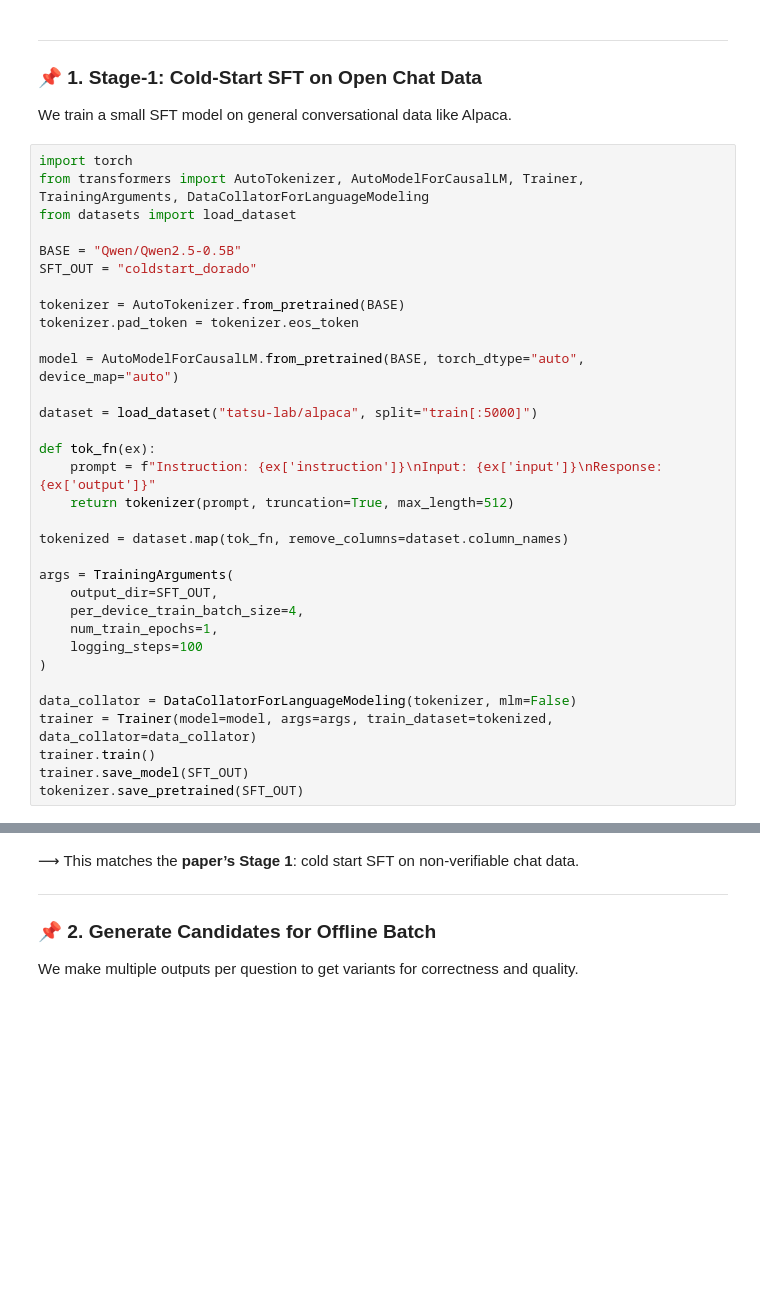
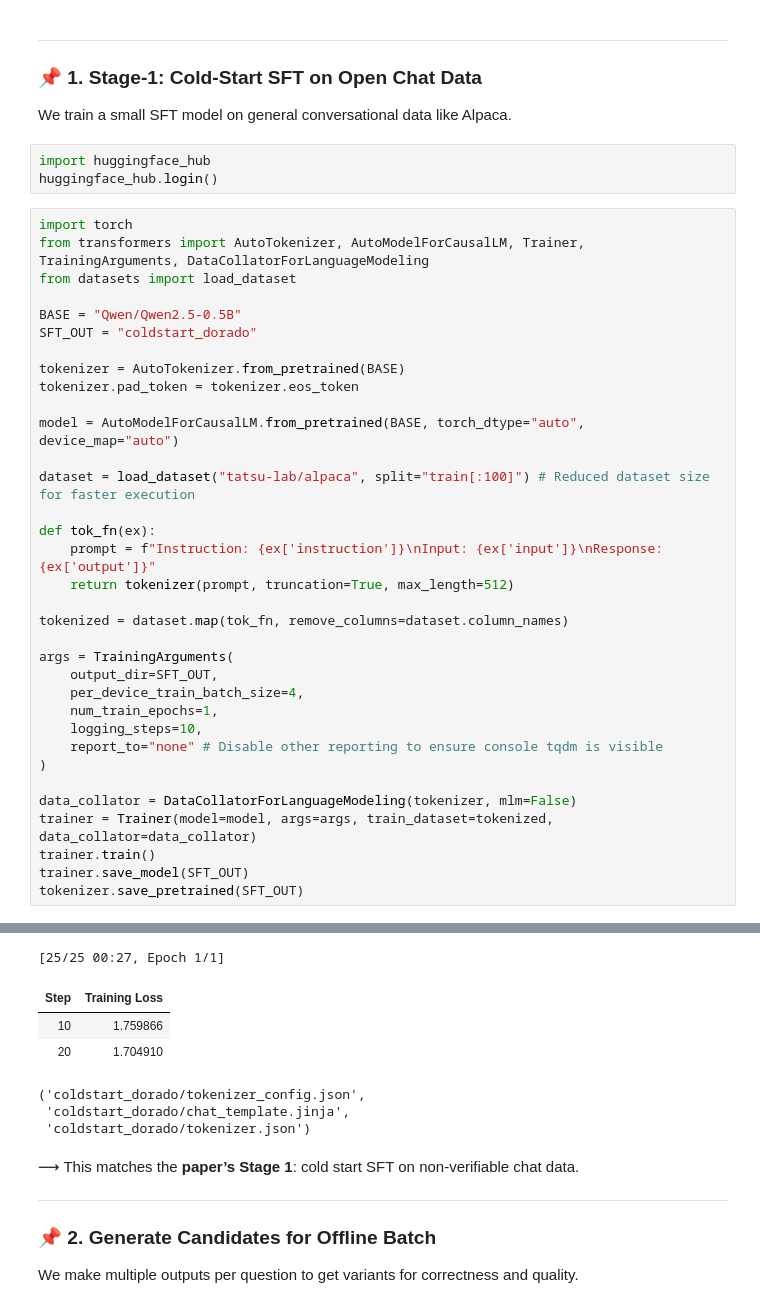
Before and after one commit to Vedant2100/llmpt, a Jupyter notebook: dorado_toy.ipynb, the cells around one changed output, grey strips where cells are left out. Drawn from its saved outputs; the diff is of its cells as text; blank space fills up the shorter version.

```diff
--- a/dorado_toy.ipynb
+++ b/dorado_toy.ipynb
@@ -32,6 +32,9 @@ This does **not approximate RL with PPO** or use a heuristic log-prob; instead i
 ### 📌 1. Stage-1: Cold-Start SFT on Open Chat Data
 
 We train a small SFT model on general conversational data like Alpaca.
+# %%
+import huggingface_hub
+huggingface_hub.login()
 # %%
 import torch
 from transformers import AutoTokenizer, AutoModelForCausalLM, Trainer, TrainingArguments, DataCollatorForLanguageModeling
@@ -45,7 +48,7 @@ tokenizer.pad_token = tokenizer.eos_token
 
 model = AutoModelForCausalLM.from_pretrained(BASE, torch_dtype="auto", device_map="auto")
 
-dataset = load_dataset("tatsu-lab/alpaca", split="train[:5000]")
+dataset = load_dataset("tatsu-lab/alpaca", split="train[:100]") # Reduced dataset size for faster execution
 
 def tok_fn(ex):
     prompt = f"Instruction: {ex['instruction']}\nInput: {ex['input']}\nResponse: {ex['output']}"
@@ -57,7 +60,8 @@ args = TrainingArguments(
     output_dir=SFT_OUT,
     per_device_train_batch_size=4,
     num_train_epochs=1,
-    logging_steps=100
+    logging_steps=10,
+    report_to="none" # Disable other reporting to ensure console tqdm is visible
 )
 
 data_collator = DataCollatorForLanguageModeling(tokenizer, mlm=False)
@@ -70,3 +75,10 @@ TypeError: Trainer.__init__() got an unexpected keyword argument 'tokenizer'
+[25/25 00:27, Epoch 1/1]
+| Step | Training Loss |
+| 10 | 1.759866 |
+| 20 | 1.704910 |
+('coldstart_dorado/tokenizer_config.json',
+ 'coldstart_dorado/chat_template.jinja',
+ 'coldstart_dorado/tokenizer.json')
 # %% [markdown]
 ⟶ This matches the **paper’s Stage 1**: cold start SFT on non-verifiable chat data.
 
```
Also changed, not shown: parts of 8 cells of this notebook.
